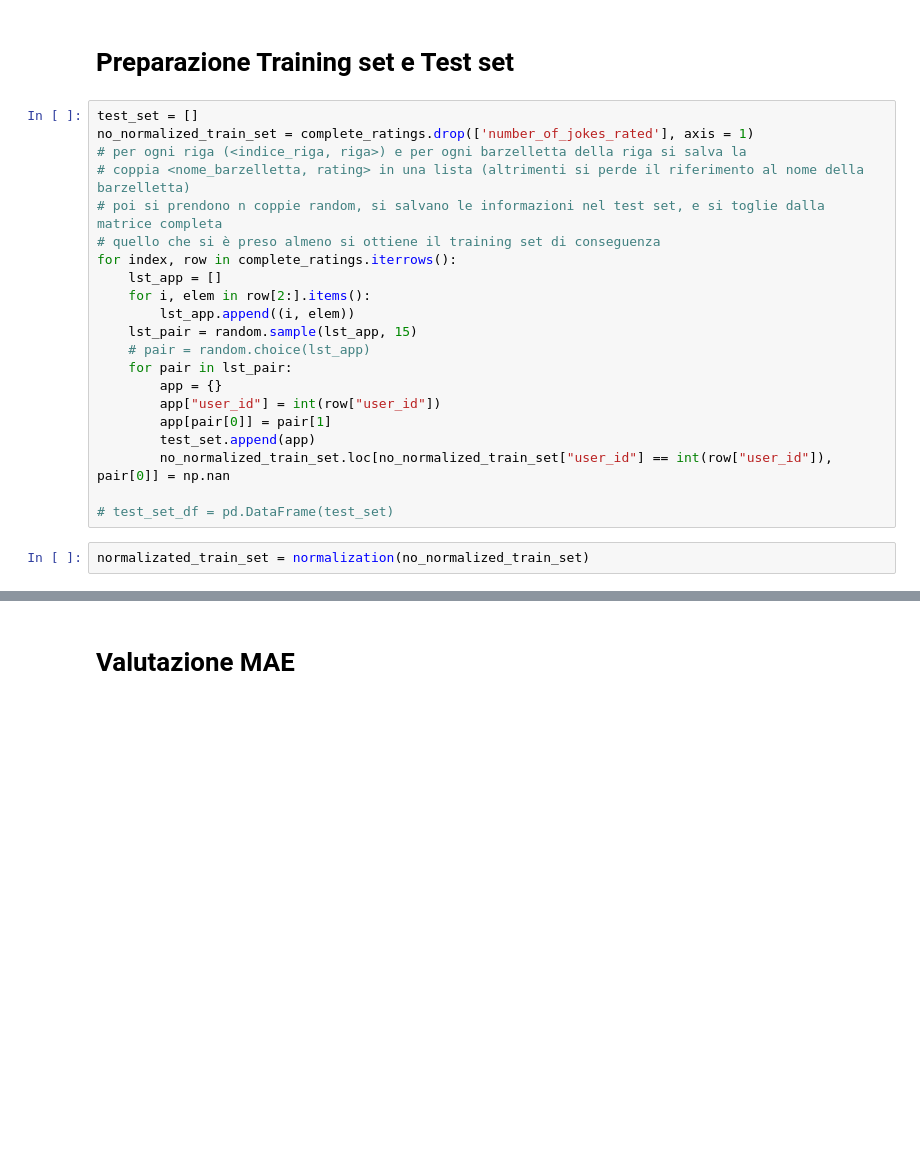
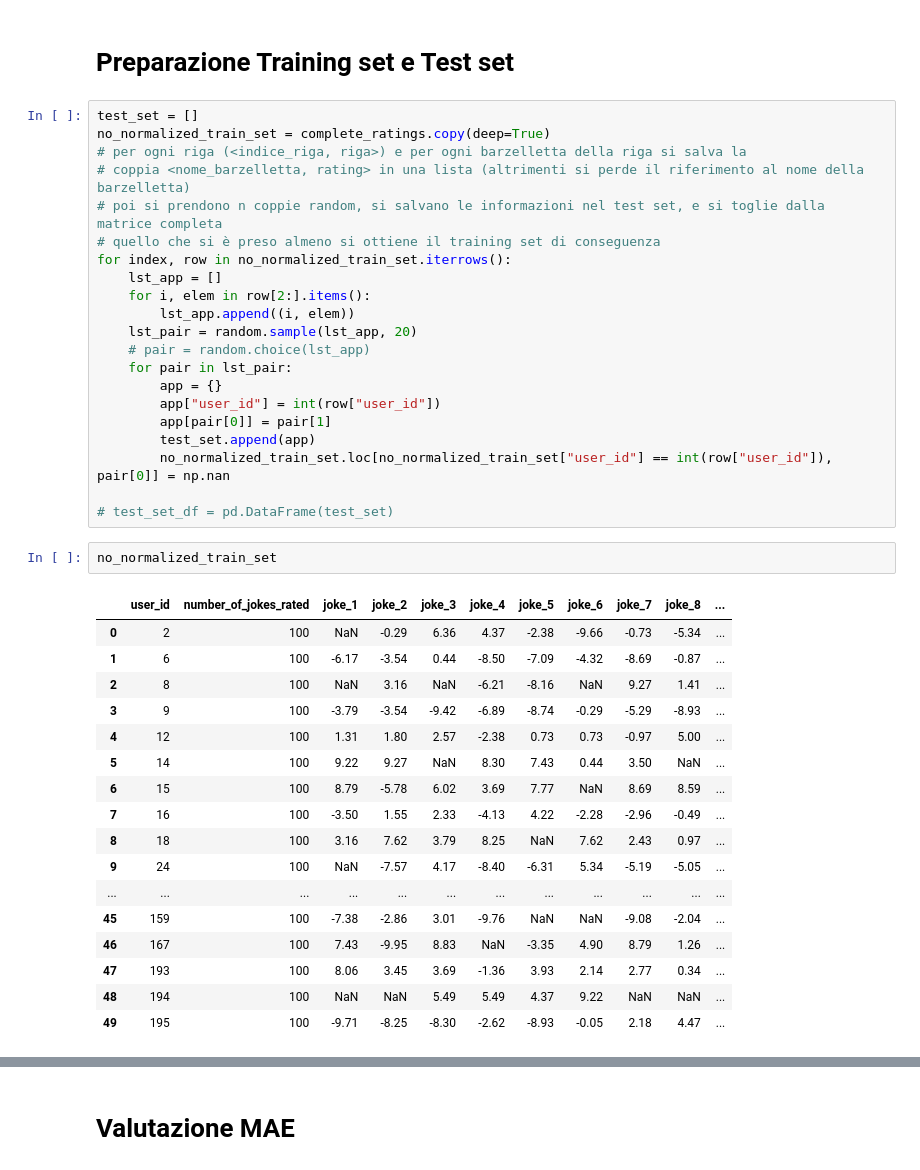
Before and after one commit to Gianlucamariani1996/Progetto-SII, a Jupyter notebook: valutazione.ipynb, the cells around one changed output, grey strips where cells are left out. Saved outputs shown, nothing was run; the diff lists cells and outputs as text; blank space fills up the shorter version.

```diff
--- a/valutazione.ipynb
+++ b/valutazione.ipynb
@@ -22,16 +43,16 @@ no_normalized_ratings_df = pd.read_csv('./data/no_normalized_ratings.csv')
 # Preparazione Training set e Test set
 # %%
 test_set = []
-no_normalized_train_set = complete_ratings.drop(['number_of_jokes_rated'], axis = 1)
+no_normalized_train_set = complete_ratings.copy(deep=True)
 # per ogni riga (<indice_riga, riga>) e per ogni barzelletta della riga si salva la
 # coppia <nome_barzelletta, rating> in una lista (altrimenti si perde il riferimento al nome della barzelletta)
 # poi si prendono n coppie random, si salvano le informazioni nel test set, e si toglie dalla matrice completa
 # quello che si è preso almeno si ottiene il training set di conseguenza
-for index, row in complete_ratings.iterrows():
+for index, row in no_normalized_train_set.iterrows():
     lst_app = []
     for i, elem in row[2:].items():
         lst_app.append((i, elem))
-    lst_pair = random.sample(lst_app, 15)
+    lst_pair = random.sample(lst_app, 20)
     # pair = random.choice(lst_app)
     for pair in lst_pair:
         app = {}
@@ -41,5 +62,23 @@ for index, row in complete_ratings.iterrows():
         no_normalized_train_set.loc[no_normalized_train_set["user_id"] == int(row["user_id"]), pair[0]] = np.nan
 
 # test_set_df = pd.DataFrame(test_set)
-# %%
-normalizated_train_set = normalization(no_normalized_train_set)
+# %%
+no_normalized_train_set
+# %% [output]
+|  | user_id | number_of_jokes_rated | joke_1 | joke_2 | joke_3 | joke_4 | joke_5 | joke_6 | joke_7 | joke_8 | ... |
+| 0 | 2 | 100 | NaN | -0.29 | 6.36 | 4.37 | -2.38 | -9.66 | -0.73 | -5.34 | ... |
+| 1 | 6 | 100 | -6.17 | -3.54 | 0.44 | -8.50 | -7.09 | -4.32 | -8.69 | -0.87 | ... |
+| 2 | 8 | 100 | NaN | 3.16 | NaN | -6.21 | -8.16 | NaN | 9.27 | 1.41 | ... |
+| 3 | 9 | 100 | -3.79 | -3.54 | -9.42 | -6.89 | -8.74 | -0.29 | -5.29 | -8.93 | ... |
+| 4 | 12 | 100 | 1.31 | 1.80 | 2.57 | -2.38 | 0.73 | 0.73 | -0.97 | 5.00 | ... |
+| 5 | 14 | 100 | 9.22 | 9.27 | NaN | 8.30 | 7.43 | 0.44 | 3.50 | NaN | ... |
+| 6 | 15 | 100 | 8.79 | -5.78 | 6.02 | 3.69 | 7.77 | NaN | 8.69 | 8.59 | ... |
+| 7 | 16 | 100 | -3.50 | 1.55 | 2.33 | -4.13 | 4.22 | -2.28 | -2.96 | -0.49 | ... |
+| 8 | 18 | 100 | 3.16 | 7.62 | 3.79 | 8.25 | NaN | 7.62 | 2.43 | 0.97 | ... |
+| 9 | 24 | 100 | NaN | -7.57 | 4.17 | -8.40 | -6.31 | 5.34 | -5.19 | -5.05 | ... |
+| ... | ... | ... | ... | ... | ... | ... | ... | ... | ... | ... | ... |
+| 45 | 159 | 100 | -7.38 | -2.86 | 3.01 | -9.76 | NaN | NaN | -9.08 | -2.04 | ... |
+| 46 | 167 | 100 | 7.43 | -9.95 | 8.83 | NaN | -3.35 | 4.90 | 8.79 | 1.26 | ... |
+| 47 | 193 | 100 | 8.06 | 3.45 | 3.69 | -1.36 | 3.93 | 2.14 | 2.77 | 0.34 | ... |
+| 48 | 194 | 100 | NaN | NaN | 5.49 | 5.49 | 4.37 | 9.22 | NaN | NaN | ... |
+| 49 | 195 | 100 | -9.71 | -8.25 | -8.30 | -2.62 | -8.93 | -0.05 | 2.18 | 4.47 | ... |
```
Also changed, not shown: parts of 9 cells of this notebook, 5 other files.
